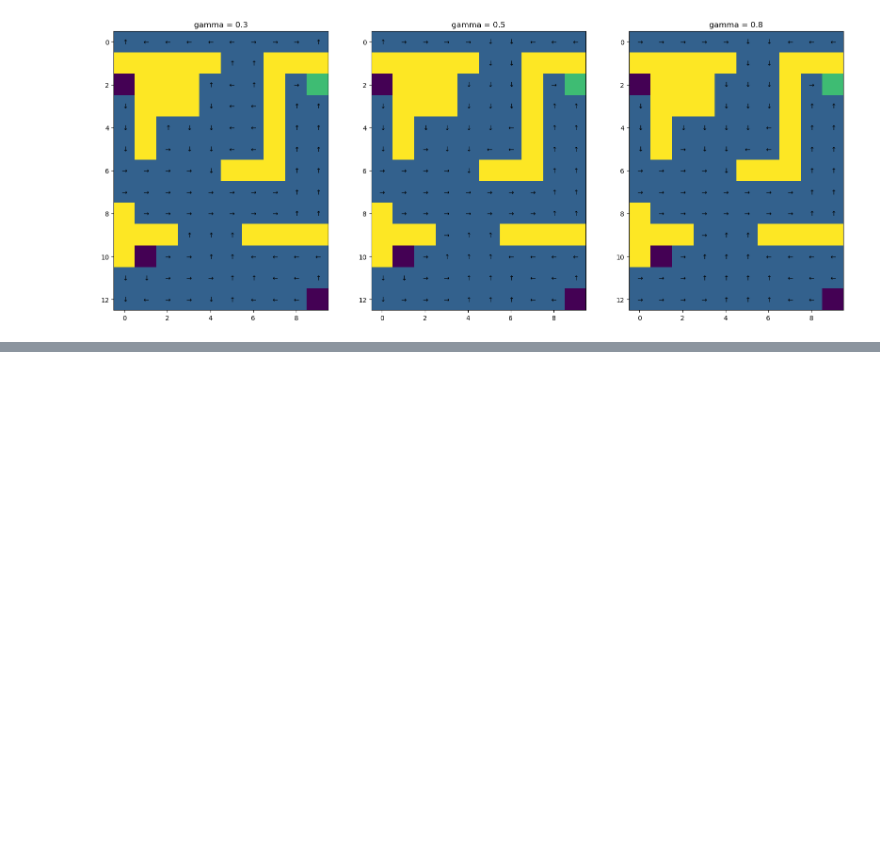
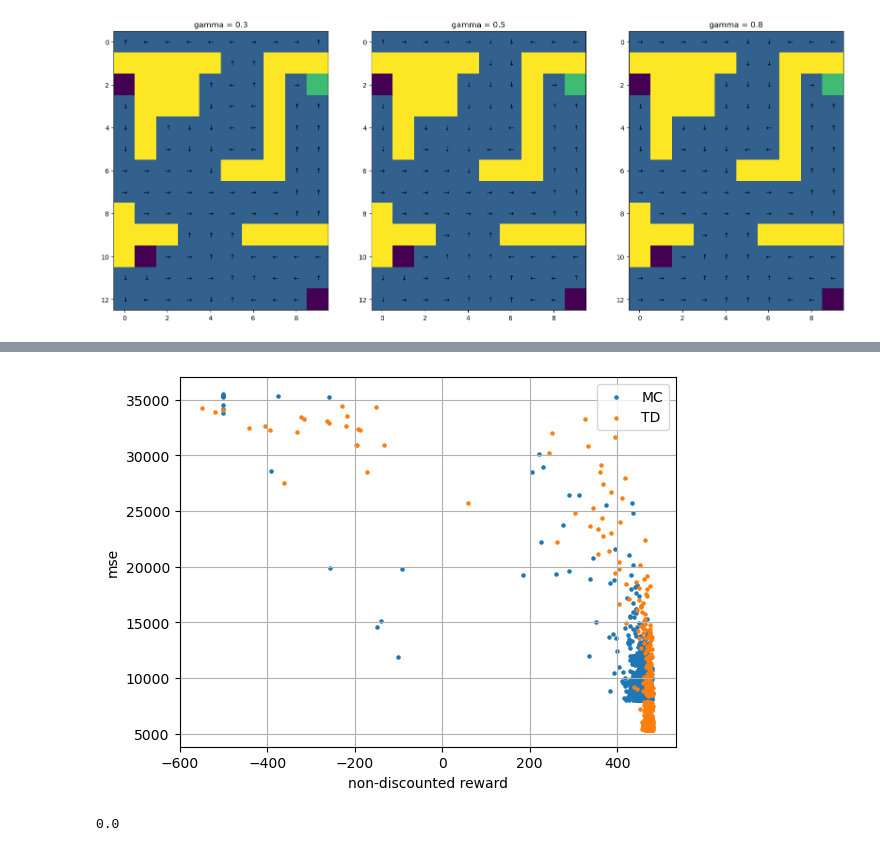
Before and after one commit to GuoYipeng279/reinforcemant, a Jupyter notebook: coursework_1.ipynb, the cells around one changed output, grey strips where cells are left out. Drawn from its saved outputs; the diff is of its cells as text; code cells hidden in the pictures; blank space fills up the shorter version.

```diff
--- a/coursework_1.ipynb
+++ b/coursework_1.ipynb
@@ -742,0 +762,14 @@ plt.show()
+# %%
+plt.scatter([np.sum(i) for i in mc_total_rewards],[mean_squared_error(dp_value, value) for value in mc_values[1:]],s=5,label='MC')
+plt.scatter([np.sum(i) for i in td_total_rewards],[mean_squared_error(dp_value, value) for value in td_values[1:]],s=5,label='TD')
+plt.grid()
+plt.legend()
+plt.xlabel('non-discounted reward')
+plt.ylabel('mse')
+plt.show()
+# %% [output]
+[figure, added]
+# %%
+np.sum(dp_value[-1]**2)
+# %% [output]
+0.0
```
Also changed, not shown: parts of 11 cells of this notebook, 8 other files.
